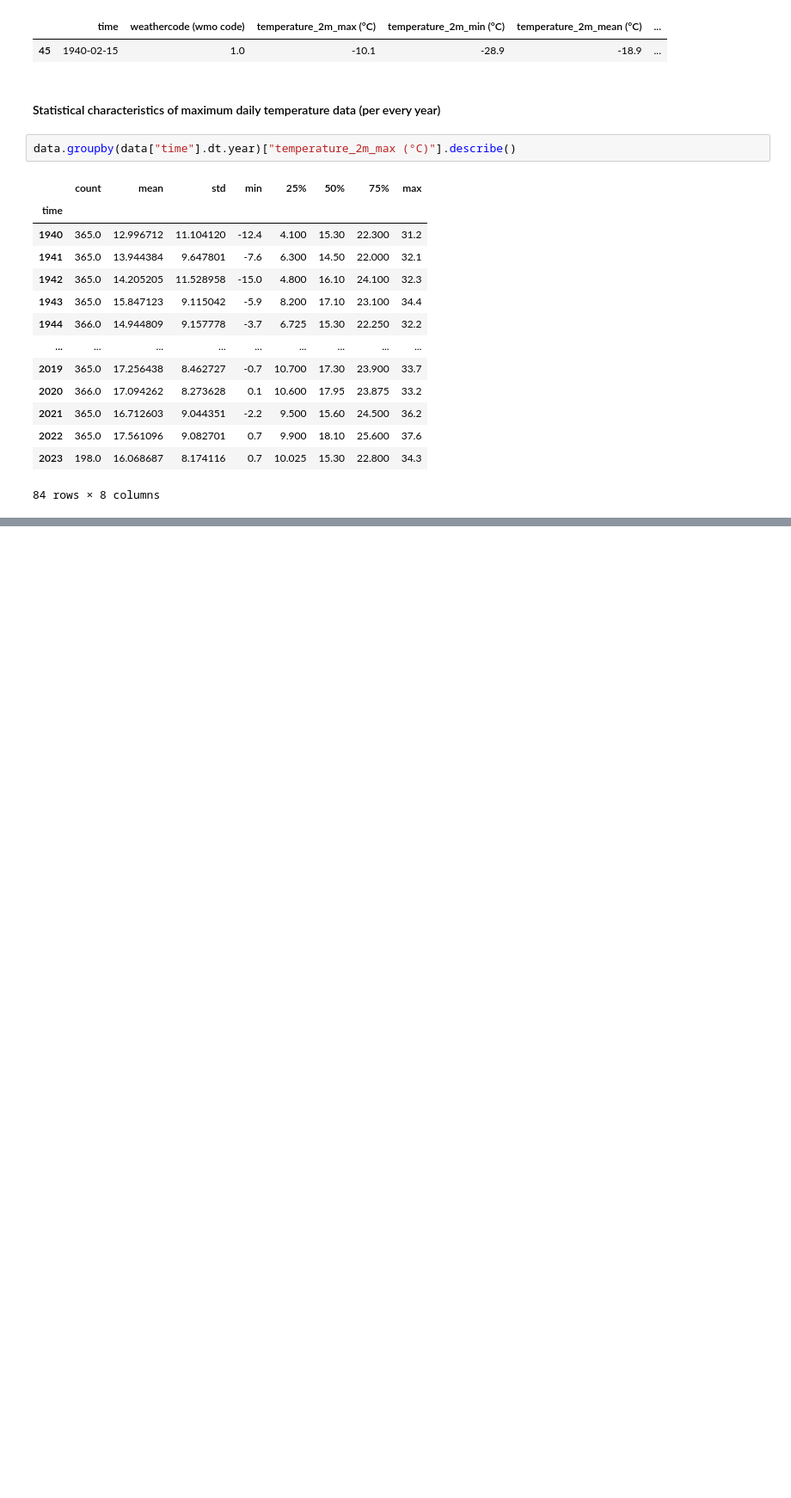
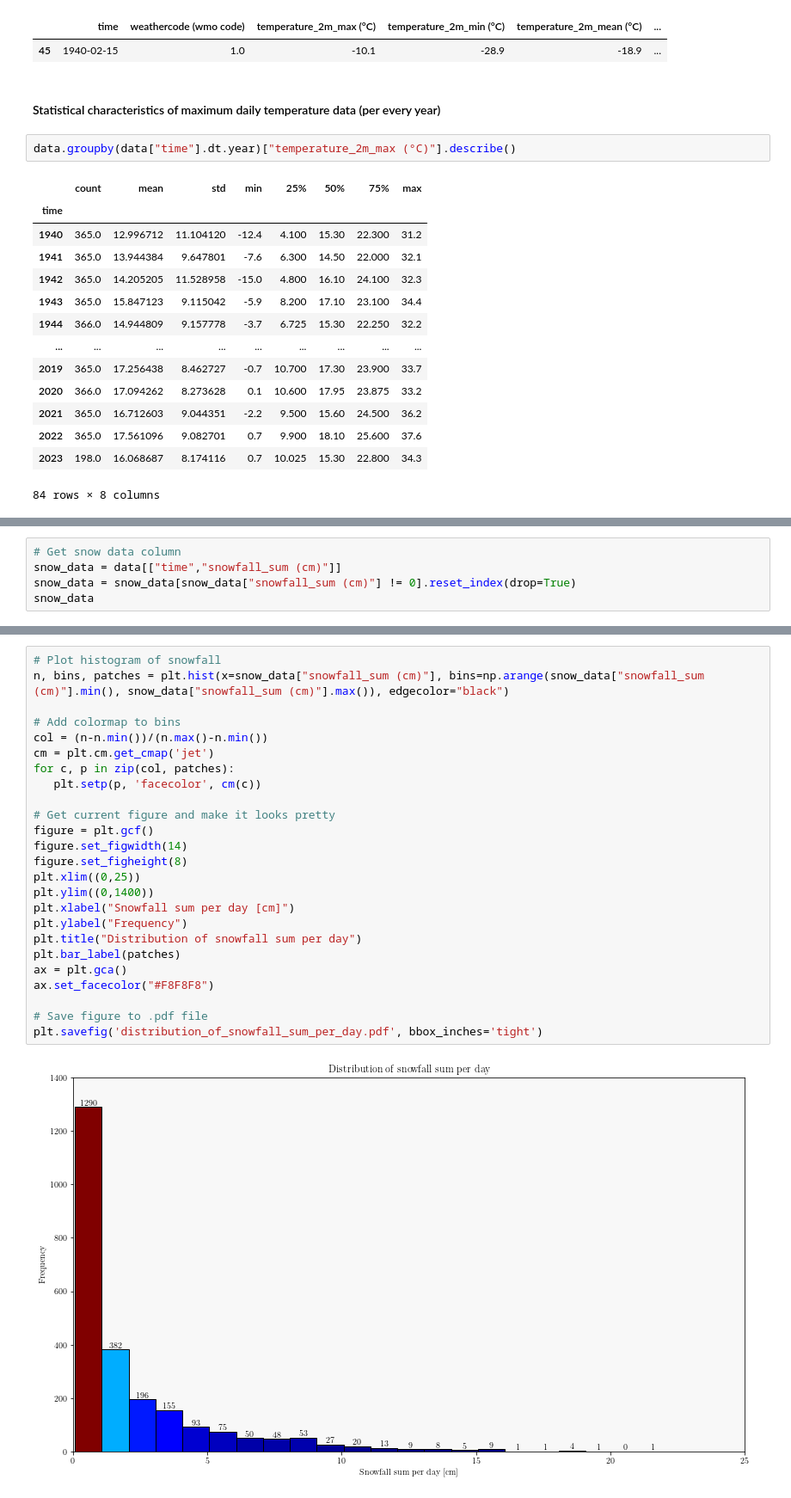
Before and after one commit to cimbaIG/Weather_data_Zagreb, a Jupyter notebook: weather_data_zagreb.ipynb, the cells around one changed output, grey strips where cells are left out. Shown at 86% size. Cells and saved outputs as stored; diff of their text form; blank space fills up the shorter version.

Commit message:
Histogram of snowfall sum per day per decade

```diff
--- a/weather_data_zagreb.ipynb
+++ b/weather_data_zagreb.ipynb
@@ -1720,0 +1725,5 @@ data.groupby(data["time"].dt.year)["temperature_2m_max (°C)"].describe()
+# %%
+# Get snow data column
+snow_data = data[["time","snowfall_sum (cm)"]]
+snow_data = snow_data[snow_data["snowfall_sum (cm)"] != 0].reset_index(drop=True)
+snow_data
@@ -1720,0 +1754,27 @@ data.groupby(data["time"].dt.year)["temperature_2m_max (°C)"].describe()
+# %%
+# Plot histogram of snowfall
+n, bins, patches = plt.hist(x=snow_data["snowfall_sum (cm)"], bins=np.arange(snow_data["snowfall_sum (cm)"].min(), snow_data["snowfall_sum (cm)"].max()), edgecolor="black")
+
+# Add colormap to bins
+col = (n-n.min())/(n.max()-n.min())
+cm = plt.cm.get_cmap('jet')
+for c, p in zip(col, patches):
+   plt.setp(p, 'facecolor', cm(c))
+
+# Get current figure and make it looks pretty
+figure = plt.gcf()
+figure.set_figwidth(14)
+figure.set_figheight(8)
+plt.xlim((0,25))
+plt.ylim((0,1400))
+plt.xlabel("Snowfall sum per day [cm]")
+plt.ylabel("Frequency")
+plt.title("Distribution of snowfall sum per day")
+plt.bar_label(patches)
+ax = plt.gca()
+ax.set_facecolor("#F8F8F8")
+
+# Save figure to .pdf file
+plt.savefig('distribution_of_snowfall_sum_per_day.pdf', bbox_inches='tight')
+# %% [output]
+[figure, added]
```
Also changed, not shown: parts of 9 cells of this notebook, 28 other files.
